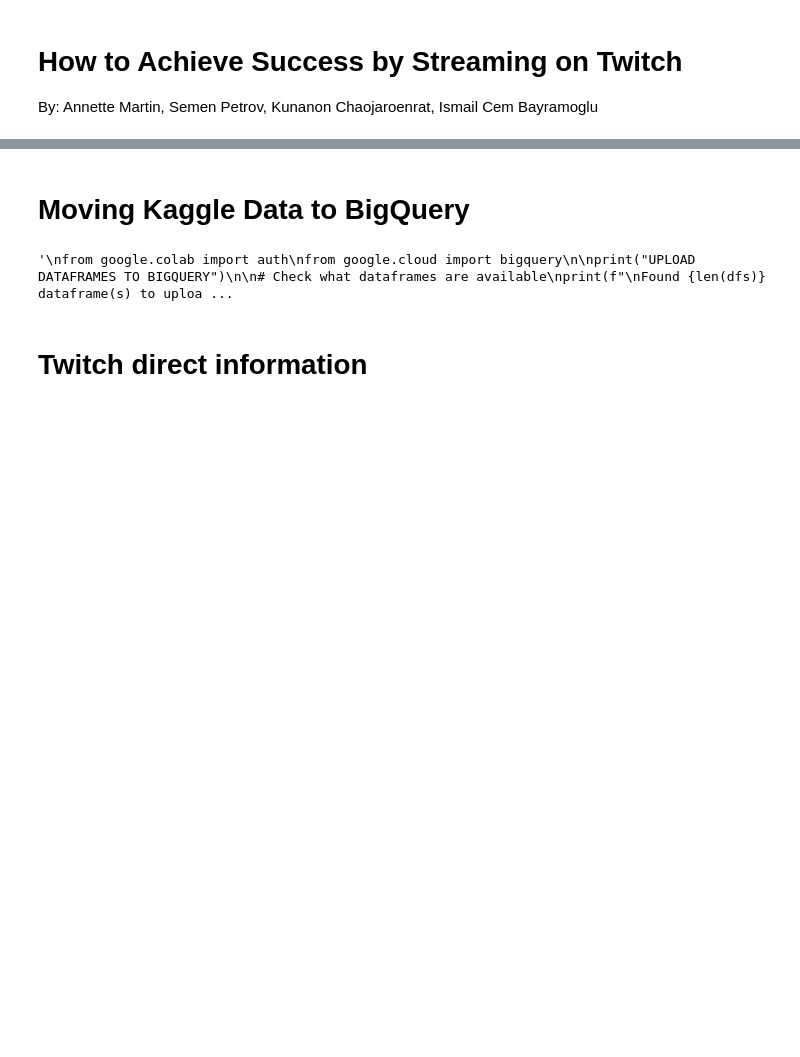
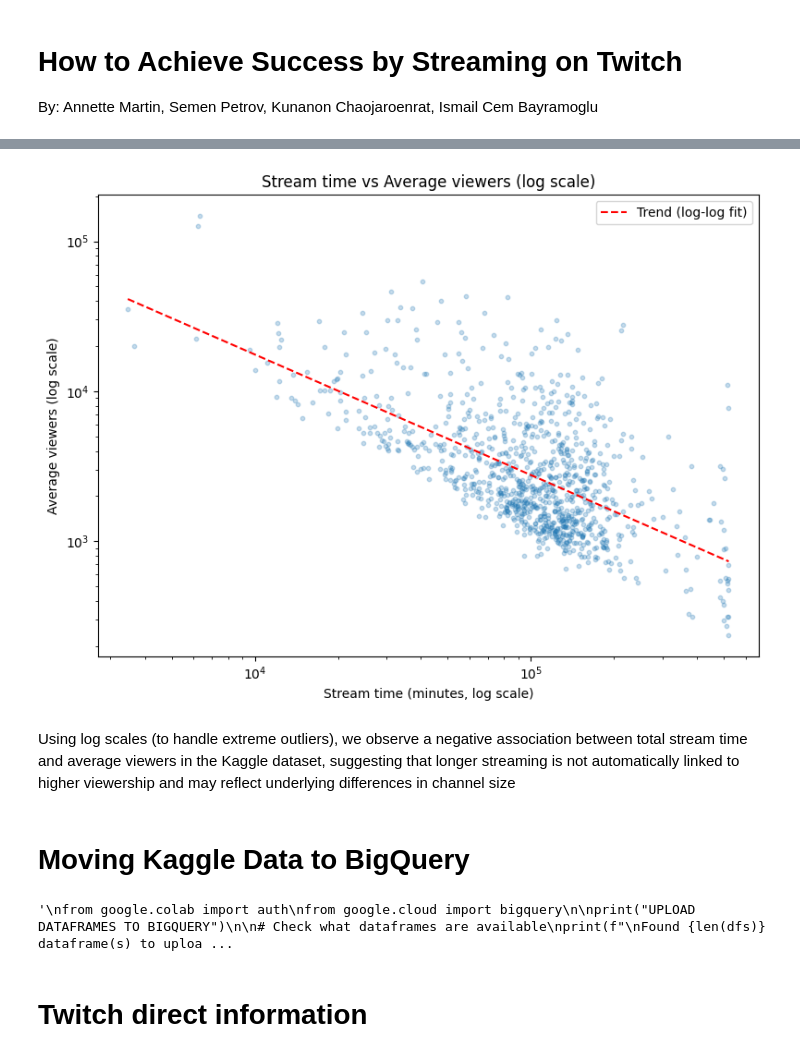
Before and after one commit to annhmartin/Decision-Support-Structure, a Jupyter notebook: Twitch.ipynb, the cells around one changed output, grey strips where cells are left out. Drawn from its saved outputs; the diff is of its cells as text; code cells hidden in the pictures; blank space fills up the shorter version.

```diff
--- a/Twitch.ipynb
+++ b/Twitch.ipynb
@@ -111,3 +200,40 @@ display(dfs["top_games"].tail())
+# %%
+df = dfs["streamers_twitchdata-update"].copy()
+
+# Convert to numeric and drop missing/invalid rows
+x = pd.to_numeric(df["Stream time(minutes)"], errors="coerce")
+y = pd.to_numeric(df["Average viewers"], errors="coerce")
+df_xy = pd.DataFrame({"stream_time_min": x, "avg_viewers": y}).dropna()
+df_xy = df_xy[(df_xy["stream_time_min"] > 0) & (df_xy["avg_viewers"] > 0)]
+
+# Fit a trend line in log-log space (handles skew better)
+lx = np.log10(df_xy["stream_time_min"])
+ly = np.log10(df_xy["avg_viewers"])
+m, b = np.polyfit(lx, ly, 1)
+
+# Plot
+plt.figure(figsize=(8, 6))
+plt.scatter(df_xy["stream_time_min"], df_xy["avg_viewers"], alpha=0.25, s=10)
+
+# Trend line (convert back to original scale)
+x_line = np.linspace(df_xy["stream_time_min"].min(), df_xy["stream_time_min"].max(), 200)
+y_line = 10 ** (m * np.log10(x_line) + b)
+plt.plot(x_line, y_line, "r--", label="Trend (log-log fit)")
+
+# Use log scales so outliers don’t ruin the chart
+plt.xscale("log")
+plt.yscale("log")
+
+plt.title("Stream time vs Average viewers (log scale)")
+plt.xlabel("Stream time (minutes, log scale)")
+plt.ylabel("Average viewers (log scale)")
+plt.legend()
+plt.tight_layout()
+plt.show()
+# %% [output]
+[figure, added]
+# %% [markdown]
+Using log scales (to handle extreme outliers), we observe a negative association between total stream time and average viewers in the Kaggle dataset, suggesting that longer streaming is not automatically linked to higher viewership and may reflect underlying differences in channel size
 # %% [markdown]
 # Moving Kaggle Data to BigQuery
 # %%
```
Also changed, not shown: parts of 29 cells of this notebook.
